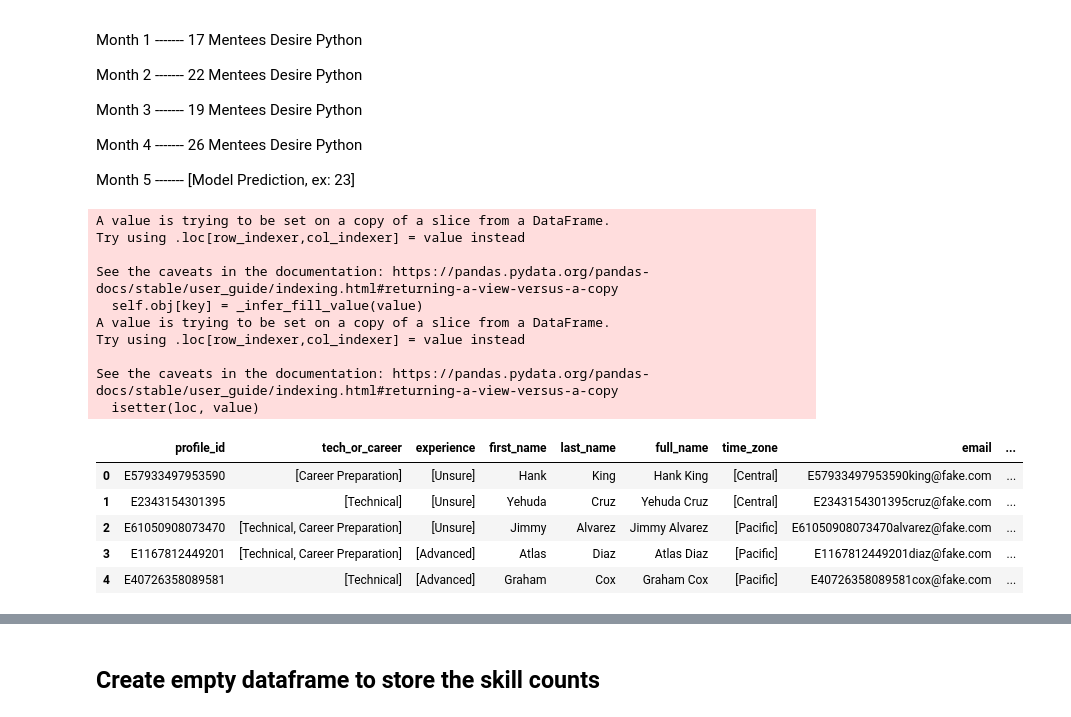
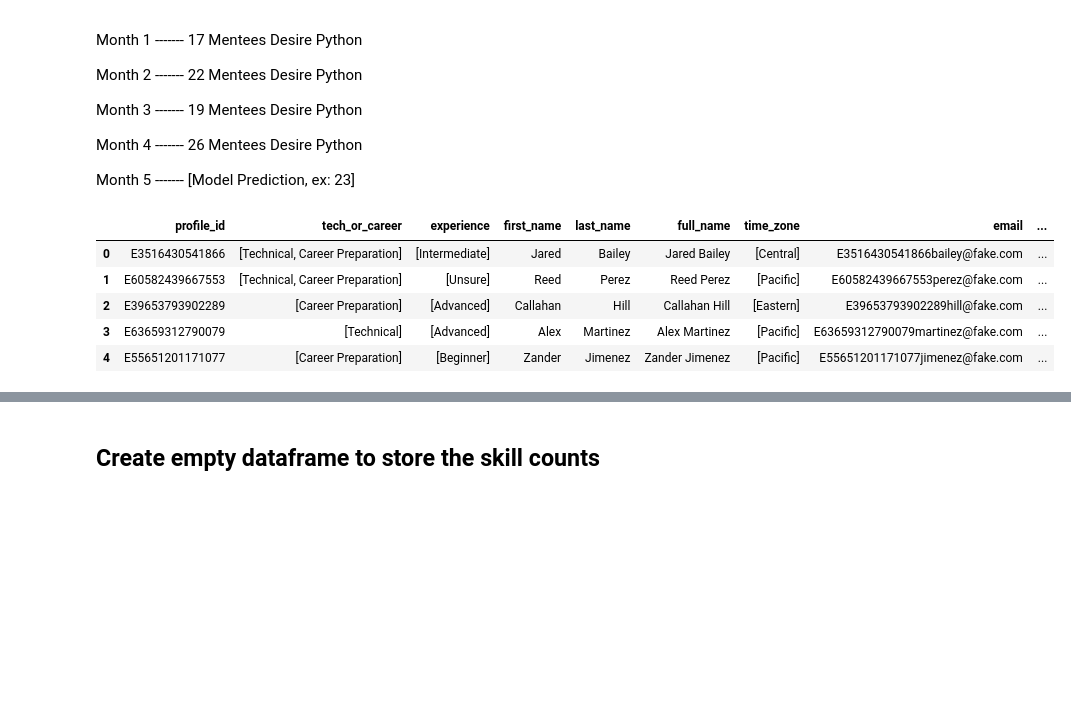
Before and after one commit to BloomTech-Labs/underdog-devs-ds-a, a Jupyter notebook: notebooks/Forecasting_Mentee_Desired_Skills.ipynb, the cells around one changed output, grey strips where cells are left out. Cells and saved outputs as stored; diff of their text form; code cells hidden in the pictures; blank space fills up the shorter version.

```diff
--- a/notebooks/Forecasting_Mentee_Desired_Skills.ipynb
+++ b/notebooks/Forecasting_Mentee_Desired_Skills.ipynb
@@ -714,37 +2666,49 @@ Month 5 ------- [Model Prediction, ex: 23]
 import datetime
 import random
 
+
 # Stole this function from Nigel's notebook, thank you Nigel ;)
-def random_date(start_y, start_m, start_d, end_y, end_m, end_d):
-  start_date = datetime.date(start_y, start_m, start_d)
-  end_date = datetime.date(end_y, end_m, end_d)
-  time_between_dates = end_date - start_date
-  days_between_dates = time_between_dates.days
-  random_number_of_days = random.randrange(days_between_dates)
-  random_date = start_date + datetime.timedelta(days=random_number_of_days)
-  return random_date
+
+def random_date(
+    start_y,
+    start_m,
+    start_d,
+    end_y,
+    end_m,
+    end_d,
+    ):
+    start_date = datetime.date(start_y, start_m, start_d)
+    end_date = datetime.date(end_y, end_m, end_d)
+    time_between_dates = end_date - start_date
+    days_between_dates = time_between_dates.days
+    random_number_of_days = random.randrange(days_between_dates)
+    random_date = start_date \
+        + datetime.timedelta(days=random_number_of_days)
+    return random_date
+# %%
+# Create new dataframe for forecasting
+
+mentee_df_forecasting = mentee_df.copy()
 # %%
 # Populate random dates into mentee dataframe
-for i in range(len(mentee_df)):
-  mentee_df.at[i, "date_submitted"] = random_date(2020, 1, 1, 2022, 1, 27)
 
-mentee_df.head()
+for i in range(len(mentee_df_forecasting)):
+    mentee_df_forecasting.loc[i, 'date_submitted'] = random_date(
+        2020,
+        1,
+        1,
+        2022,
+        1,
+        27,
+        )
+
+mentee_df_forecasting.head()
 # %% [output]
-A value is trying to be set on a copy of a slice from a DataFrame.
-Try using .loc[row_indexer,col_indexer] = value instead
-
-See the caveats in the documentation: https://pandas.pydata.org/pandas-docs/stable/user_guide/indexing.html#returning-a-view-versus-a-copy
-  self.obj[key] = _infer_fill_value(value)
-A value is trying to be set on a copy of a slice from a DataFrame.
-Try using .loc[row_indexer,col_indexer] = value instead
-
-See the caveats in the documentation: https://pandas.pydata.org/pandas-docs/stable/user_guide/indexing.html#returning-a-view-versus-a-copy
-  isetter(loc, value)
 |  | profile_id | tech_or_career | experience | first_name | last_name | full_name | time_zone | email | ... |
-| 0 | E57933497953590 | [Career Preparation] | [Unsure] | Hank | King | Hank King | [Central] | E57933497953590king@fake.com | ... |
-| 1 | E2343154301395 | [Technical] | [Unsure] | Yehuda | Cruz | Yehuda Cruz | [Central] | E2343154301395cruz@fake.com | ... |
-| 2 | E61050908073470 | [Technical, Career Preparation] | [Unsure] | Jimmy | Alvarez | Jimmy Alvarez | [Pacific] | E61050908073470alvarez@fake.com | ... |
-| 3 | E1167812449201 | [Technical, Career Preparation] | [Advanced] | Atlas | Diaz | Atlas Diaz | [Pacific] | E1167812449201diaz@fake.com | ... |
-| 4 | E40726358089581 | [Technical] | [Advanced] | Graham | Cox | Graham Cox | [Pacific] | E40726358089581cox@fake.com | ... |
+| 0 | E3516430541866 | [Technical, Career Preparation] | [Intermediate] | Jared | Bailey | Jared Bailey | [Central] | E3516430541866bailey@fake.com | ... |
+| 1 | E60582439667553 | [Technical, Career Preparation] | [Unsure] | Reed | Perez | Reed Perez | [Pacific] | E60582439667553perez@fake.com | ... |
+| 2 | E39653793902289 | [Career Preparation] | [Advanced] | Callahan | Hill | Callahan Hill | [Eastern] | E39653793902289hill@fake.com | ... |
+| 3 | E63659312790079 | [Technical] | [Advanced] | Alex | Martinez | Alex Martinez | [Pacific] | E63659312790079martinez@fake.com | ... |
+| 4 | E55651201171077 | [Career Preparation] | [Beginner] | Zander | Jimenez | Zander Jimenez | [Pacific] | E55651201171077jimenez@fake.com | ... |
 # %%
 # Create new columns for each skill
```
Also changed, not shown: parts of 35 cells of this notebook.
